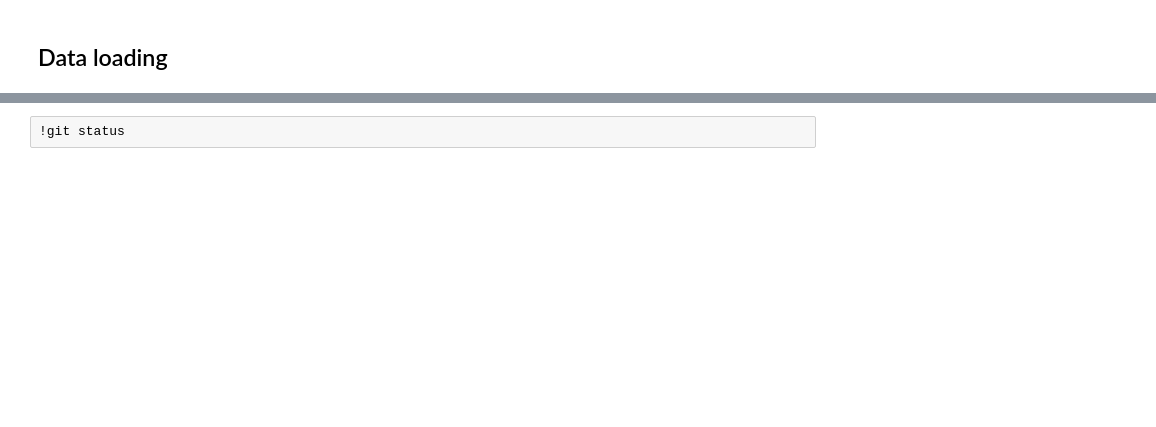
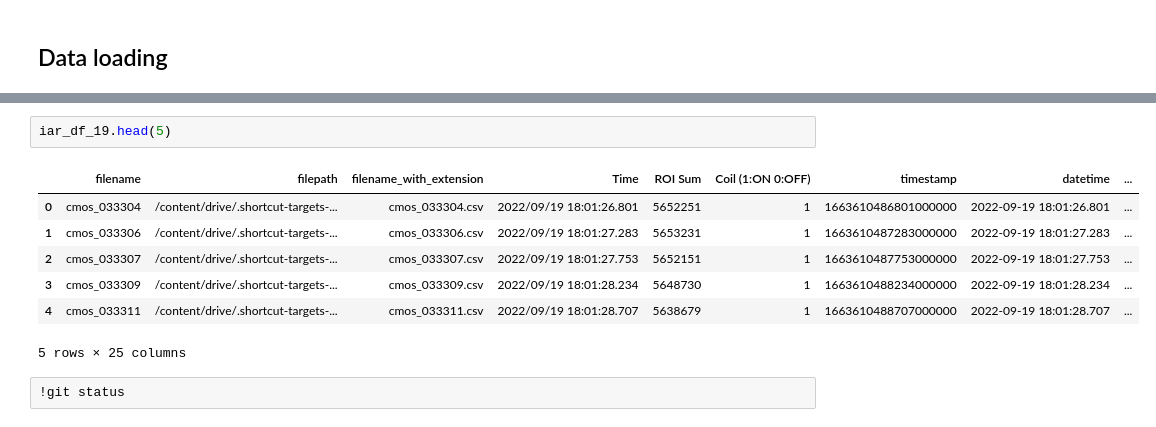
Before and after one commit to romanwixinger/data-engineering-utokyo, a Jupyter notebook: src/notebooks/source_union.ipynb, the cells around one changed output, grey strips where cells are left out. Drawn from its saved outputs; the diff is of its cells as text; blank space fills up the shorter version.

```diff
--- a/src/notebooks/source_union.ipynb
+++ b/src/notebooks/source_union.ipynb
@@ -82,2 +133,12 @@ from src.analyses.ssd_analysis import SSDAnalysis
+# %%
+iar_df_19.head(5)
+# %% [output]
+|  | filename | filepath | filename_with_extension | Time | ROI Sum | Coil (1:ON 0:OFF) | timestamp | datetime | ... |
+| 0 | cmos_033304 | /content/drive/.shortcut-targets-... | cmos_033304.csv | 2022/09/19 18:01:26.801 | 5652251 | 1 | 1663610486801000000 | 2022-09-19 18:01:26.801 | ... |
+| 1 | cmos_033306 | /content/drive/.shortcut-targets-... | cmos_033306.csv | 2022/09/19 18:01:27.283 | 5653231 | 1 | 1663610487283000000 | 2022-09-19 18:01:27.283 | ... |
+| 2 | cmos_033307 | /content/drive/.shortcut-targets-... | cmos_033307.csv | 2022/09/19 18:01:27.753 | 5652151 | 1 | 1663610487753000000 | 2022-09-19 18:01:27.753 | ... |
+| 3 | cmos_033309 | /content/drive/.shortcut-targets-... | cmos_033309.csv | 2022/09/19 18:01:28.234 | 5648730 | 1 | 1663610488234000000 | 2022-09-19 18:01:28.234 | ... |
+| 4 | cmos_033311 | /content/drive/.shortcut-targets-... | cmos_033311.csv | 2022/09/19 18:01:28.707 | 5638679 | 1 | 1663610488707000000 | 2022-09-19 18:01:28.707 | ... |
+5 rows × 25 columns
 # %%
 !git status
```
Also changed, not shown: parts of 11 cells of this notebook.
